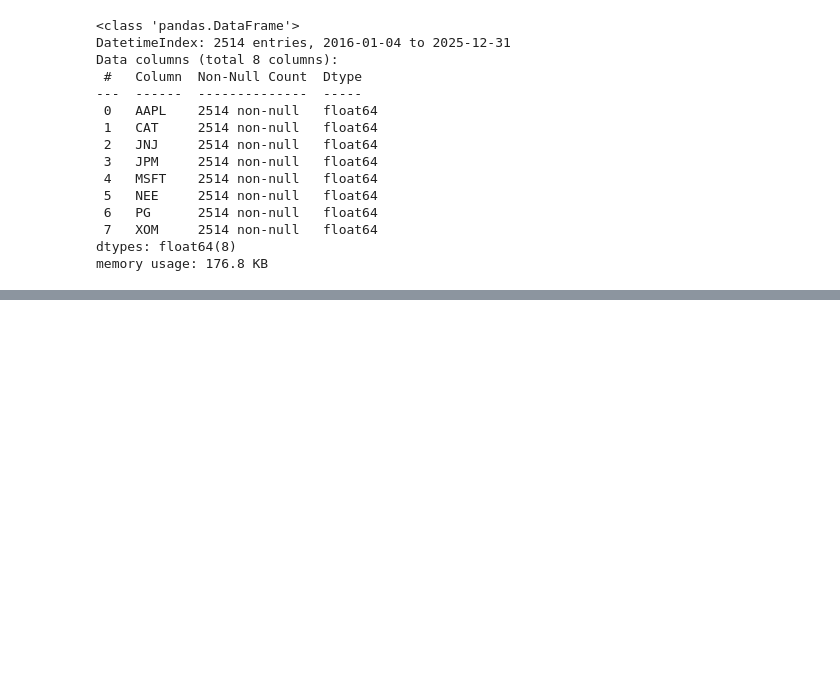
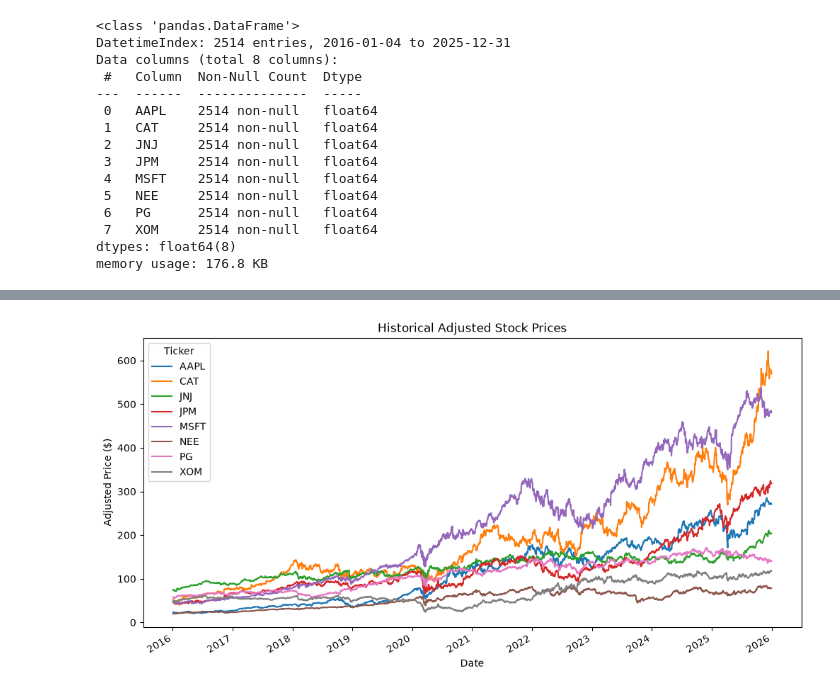
Before and after one commit to tumlumtala1610-creator/portfolio-optimization, a Jupyter notebook: notebooks/01_data_exploration.ipynb, the cells around one changed output, grey strips where cells are left out. Saved outputs shown, nothing was run; the diff lists cells and outputs as text; code cells hidden in the pictures; blank space fills up the shorter version.

Commit message:
Complete initial stock data exploration

```diff
--- a/notebooks/01_data_exploration.ipynb
+++ b/notebooks/01_data_exploration.ipynb
@@ -72,0 +98,9 @@ memory usage: 176.8 KB
+# %%
+prices.plot(figsize=(12, 6))
+plt.title("Historical Adjusted Stock Prices")
+plt.xlabel("Date")
+plt.ylabel("Adjusted Price ($)")
+plt.legend(title="Ticker")
+plt.show()
+# %% [output]
+[figure, added]
```
Also changed, not shown: parts of 12 cells of this notebook.
